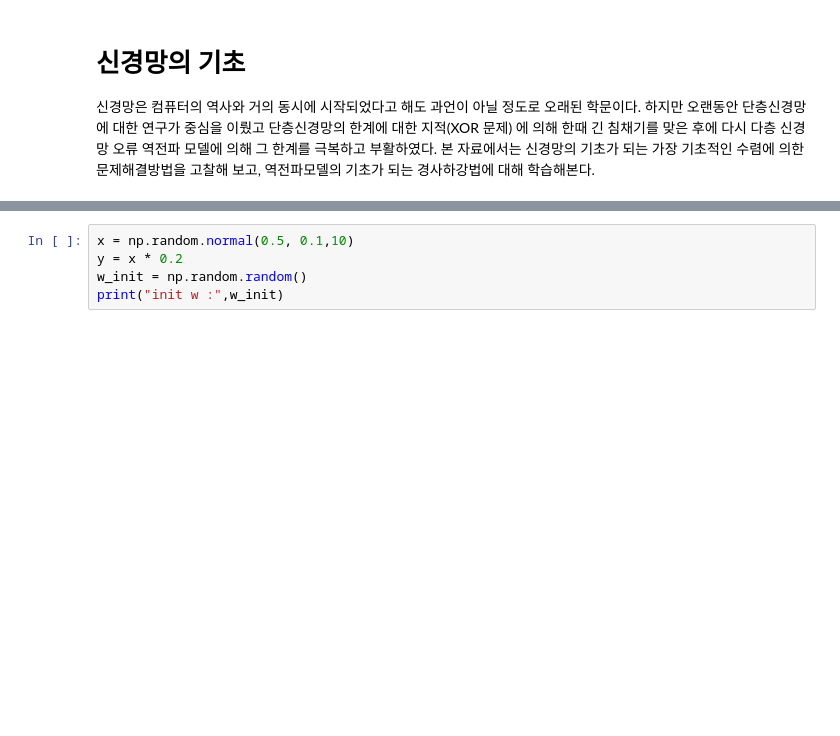
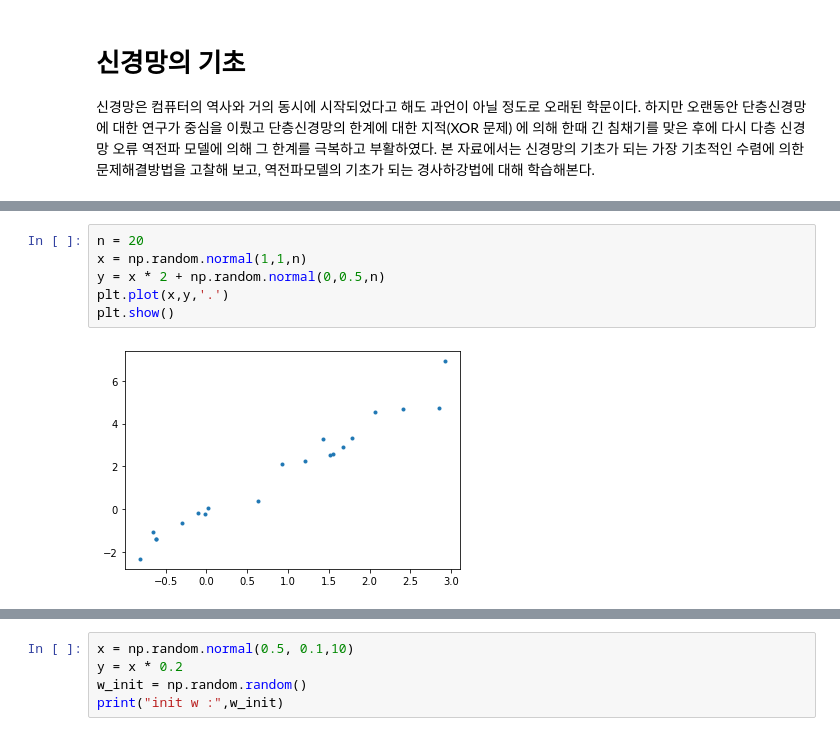
Before and after one commit to decoz/mlclass, a Jupyter notebook: ch0_neural_basic.ipynb, the cells around one changed output, grey strips where cells are left out. Cells and saved outputs as stored; diff of their text form; blank space fills up the shorter version.

```diff
--- a/ch0_neural_basic.ipynb
+++ b/ch0_neural_basic.ipynb
@@ -8,0 +23,8 @@ import  matplotlib.pyplot as plt
+# %%
+n = 20
+x = np.random.normal(1,1,n)
+y = x * 2 + np.random.normal(0,0.5,n)
+plt.plot(x,y,'.')
+plt.show()
+# %% [output]
+[figure, added]
```
Also changed, not shown: parts of 11 cells of this notebook.
